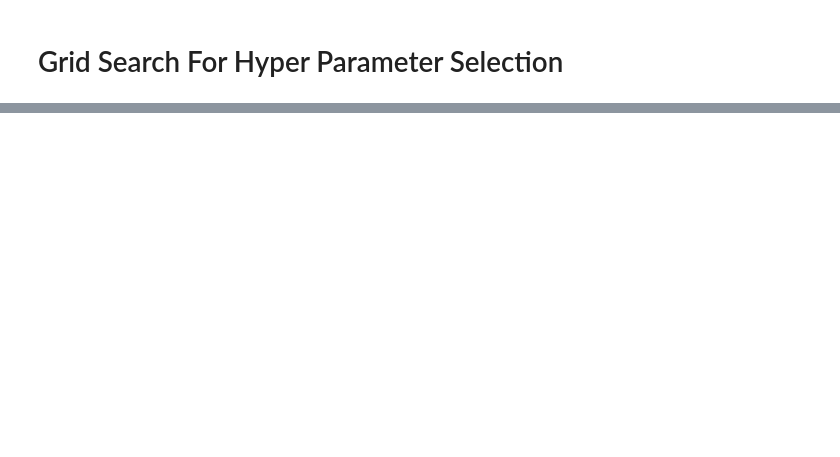
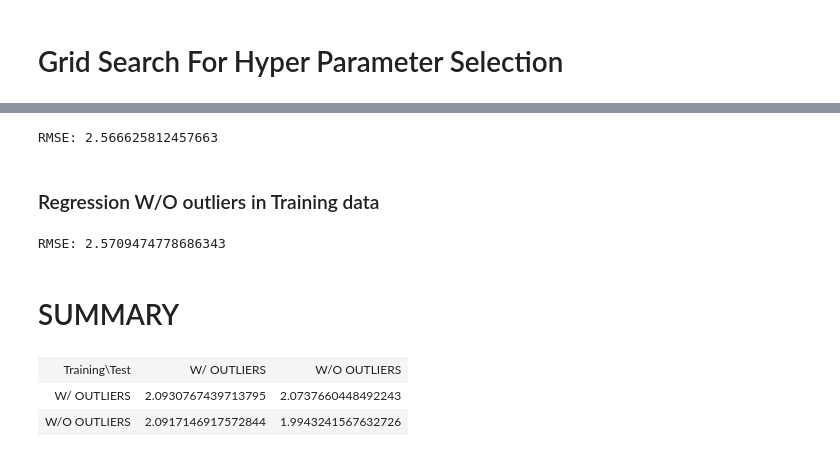
Before and after one commit to RoxanaTapia/WinePredictor, a Jupyter notebook: v5_WO-ErrorDetection_WinePointPrediction.ipynb, the cells around one changed output, grey strips where cells are left out. Drawn from its saved outputs; the diff is of its cells as text; code cells hidden in the pictures; blank space fills up the shorter version.

```diff
--- a/v5_WO-ErrorDetection_WinePointPrediction.ipynb
+++ b/v5_WO-ErrorDetection_WinePointPrediction.ipynb
@@ -429,0 +477,46 @@ print(embeded_rf_feature)
+# %%
+# Root mean squared error (RMSE)
+print('RMSE:', np.sqrt(metrics.mean_squared_error(ax1_y_test, ax1_y_predictions)))
+mae_1 = np.sqrt(metrics.mean_squared_error(ax1_y_test, ax1_y_predictions))
+mae_1 = metrics.mean_absolute_error(ax1_y_test, ax1_y_predictions)
+# %% [output]
+RMSE: 2.566625812457663
+# %% [markdown]
+### Regression W/O outliers in Training data
+# %%
+# apply linear regression again
+lm = linear_model.LinearRegression()
+model = lm.fit(X_train_outlier_clean, y_train_outlier_clean)
+y_predictions_2 = lm.predict(X_test_outlier_clean)
+# %%
+from copy import copy, deepcopy
+# store results
+ax2_y_test = deepcopy(y_test_outlier_clean)
+ax2_y_predictions = deepcopy(y_predictions_2)
+# %%
+# Root mean squared error (RMSE)
+print('RMSE:', np.sqrt(metrics.mean_squared_error(ax2_y_test, y_predictions_2)))
+mae_2 = np.sqrt(metrics.mean_squared_error(ax2_y_test, y_predictions_2))
+mae_2 = metrics.mean_absolute_error(ax2_y_test, y_predictions_2)
+# %% [output]
+RMSE: 2.5709474778686343
+# %% [markdown]
+# SUMMARY
+# %%
+from IPython.display import HTML, display
+
+data = [["Training\Test", "W/ OUTLIERS","W/O OUTLIERS"],
+         ["W/ OUTLIERS",mae_3, mae_1],
+         ["W/O OUTLIERS",mae_4, mae_2],
+         ]
+
+display(HTML(
+    '<table><tr>{}</tr></table>'.format(
+        '</tr><tr>'.join(
+            '<td>{}</td>'.format('</td><td>'.join(str(_) for _ in row)) for row in data)
+        )
+ ))
+# %% [output]
+| Training\Test | W/ OUTLIERS | W/O OUTLIERS |
+| W/ OUTLIERS | 2.0930767439713795 | 2.0737660448492243 |
+| W/O OUTLIERS | 2.0917146917572844 | 1.9943241567632726 |
```
Also changed, not shown: parts of 51 cells of this notebook.
